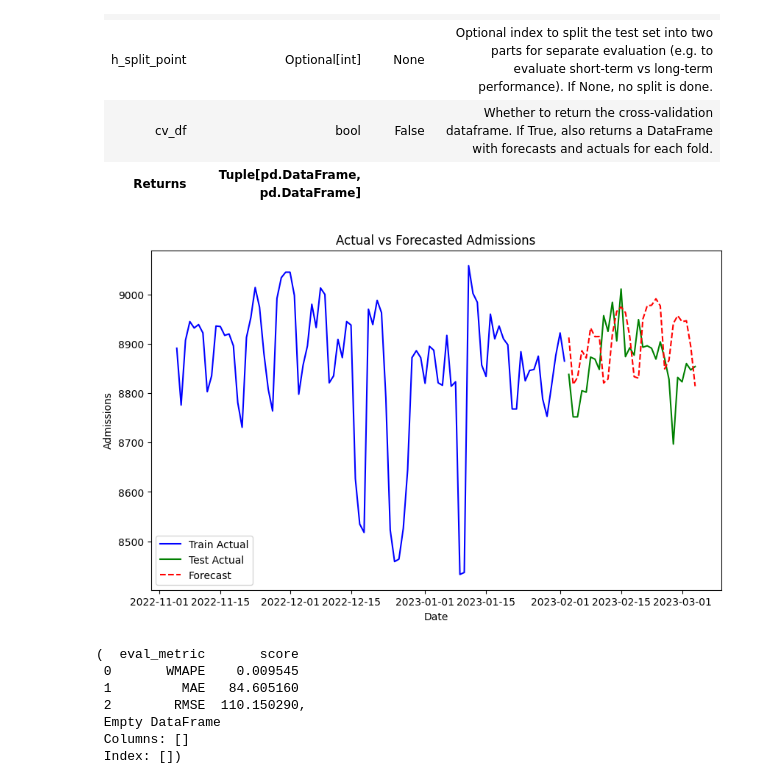
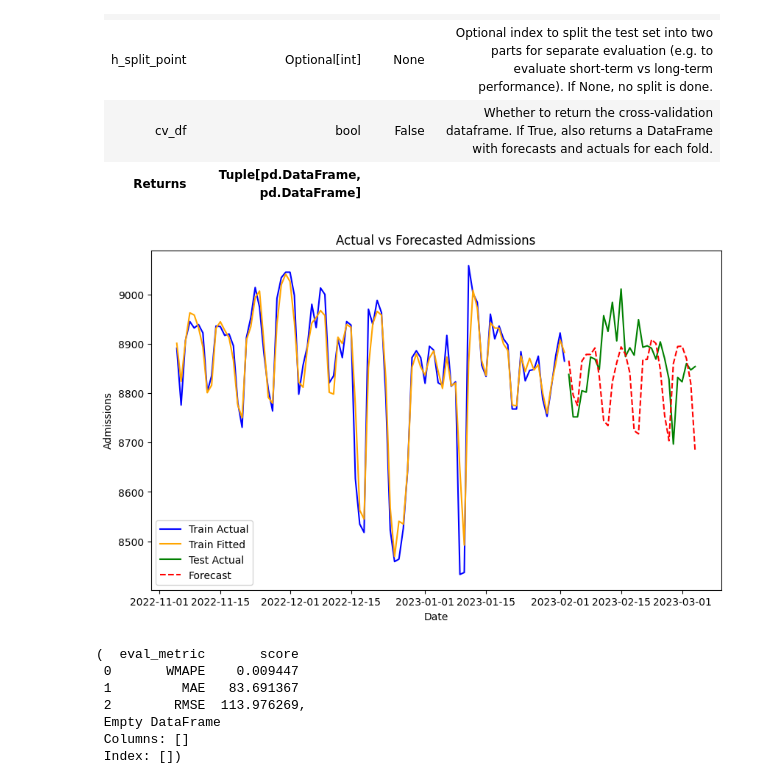
Before and after one commit to mustafaslanCoto/peshbeen, a Jupyter notebook: nbs/modules/02_models/01_ml_forecast.ipynb, the cells around one changed output. Saved outputs shown, nothing was run; the diff lists cells and outputs as text; code cells hidden in the pictures.

```diff
--- a/nbs/modules/02_models/01_ml_forecast.ipynb
+++ b/nbs/modules/02_models/01_ml_forecast.ipynb
@@ -16,15 +16,15 @@ from statsmodels.tsa.holtwinters import ExponentialSmoothing
 from xgboost import XGBRegressor
 from lightgbm import LGBMRegressor
 from sklearn.ensemble import RandomForestRegressor, AdaBoostRegressor, HistGradientBoostingRegressor
-from peshbeen.transformations import (box_cox_transform, back_box_cox_transform, undiff_ts, seasonal_diff,
-                        invert_seasonal_diff, kfold_target_encoder, target_encoder_for_test,
-                        rolling_quantile, rolling_mean, rolling_std,
-                        expanding_mean, expanding_std, expanding_quantile)
 from peshbeen.model_selection import SplitTimeSeries
 from peshbeen.statstools import lr_trend_model, forecast_trend
 from peshbeen.formatting import make_main_gt, gt_mini, inject_header_table_groups, cov_table, make_var_gt_regimes
 from catboost import CatBoostRegressor
 from cubist import Cubist
+from peshbeen.transformations import (box_cox_transform, back_box_cox_transform,
+                                      rolling_quantile, rolling_mean, rolling_std,
+                        expanding_mean, expanding_std, expanding_quantile)
+from peshbeen.helpers import seasonal_diff, undiff_ts, invert_seasonal_diff
 # dot not show warnings
 import warnings
 warnings.filterwarnings("ignore")
@@ -182,6 +182,7 @@ class ml_forecaster:
         if self.target_col not in dfc.columns:
             return dfc.dropna()
 
+        self.orig_target = dfc[self.target_col].values # store for generating in sample residuals later
         # ── Box-Cox ───────────────────────────────────────────────────────────
         if self.box_cox:
             self.is_zero = np.any(np.array(dfc[self.target_col]) < 1)
@@ -304,6 +305,19 @@ class ml_forecaster:
             self.model_fit = self.model.fit(self.X, self.y, cat_features=self.cat_variables, verbose=False)
         else:
             self.model_fit = self.model.fit(self.X, self.y)
+
+    def predict_in_sample(self) -> np.ndarray:
+        """
+        Generate in-sample predictions and residuals for the training data. This can be useful for diagnostic purposes, such as checking for patterns in the residuals or calculating in-sample performance metrics.
+
+        Returns
+        -------
+        np.ndarray
+            In-sample fitted values and residuals for the training data.
+        """
+        self.fitted_values = self.model_fit.predict(self.X)
+        # make sure the fitted values are in the same order as the original data (in case of any reordering during data prep)
+        self.in_samp_resids = self.orig_target[-len(self.fitted_values):] - self.fitted_values
 
     # ─────────────────────────────────────────────────────────────────────────
     # INFORMATION CRITERIA
@@ -679,36 +693,37 @@ DocmentTbl(ml_forecaster.cross_validate)
 # %%
 #| hide
 from peshbeen.datasets import load_wales_admissions
 from xgboost import XGBRegressor
 from lightgbm import LGBMRegressor
 load_wales_admissions["day_of_week"] = load_wales_admissions.index.dayofweek
 load_wales_admissions["month"] = load_wales_admissions.index.month
 # split the data into train and test sets
 train = load_wales_admissions[:-30]
 test = load_wales_admissions[-30:]
 cat_variables = ["day_of_week", "month"]
 # import linear regression from sklearn
 from sklearn.linear_model import LinearRegression
 ml_linear = ml_forecaster(model=LGBMRegressor(verbose=-1),
-              target_col='admissions', lags = 30,
+              target_col='admissions', lags = 10,
               cat_variables=cat_variables)
 ml_linear.fit(train)
 # ml_linear.data_prep(train)
 forecasts = ml_linear.forecast(H=30, exog=test[cat_variables])
-
+ml_linear.predict_in_sample()
 ## plot actual vs forecasts
 import matplotlib.pyplot as plt
 plt.figure(figsize=(10, 6))
 plt.plot(train.index[-90:], train['admissions'][-90:], label='Train Actual', color='blue')
+plt.plot(train.index[-90:], ml_linear.fitted_values[-90:], label='Train Fitted', color='orange')
 plt.plot(test.index, test['admissions'], label='Test Actual', color='green')
 plt.plot(test.index, forecasts, label='Forecast', color='red', linestyle='--')
 plt.xlabel('Date')
 plt.ylabel('Admissions')
 plt.title('Actual vs Forecasted Admissions')
 plt.legend()
 plt.show()
 # %% [output]
-[figure, old version]
+[figure, new version]
 # %%
 #| hide
 
@@ -718,9 +733,9 @@ cv_results = ml_linear.cross_validate(df=train, cv_split=5, test_size=30, metric
 cv_results
 # %% [output]
 (  eval_metric       score
- 0       WMAPE    0.009545
- 1         MAE   84.605160
- 2        RMSE  110.150290,
+ 0       WMAPE    0.009447
+ 1         MAE   83.691367
+ 2        RMSE  113.976269,
  Empty DataFrame
  Columns: []
  Index: [])
```
Also changed, not shown: parts of 3 cells of this notebook, 35 other files.
